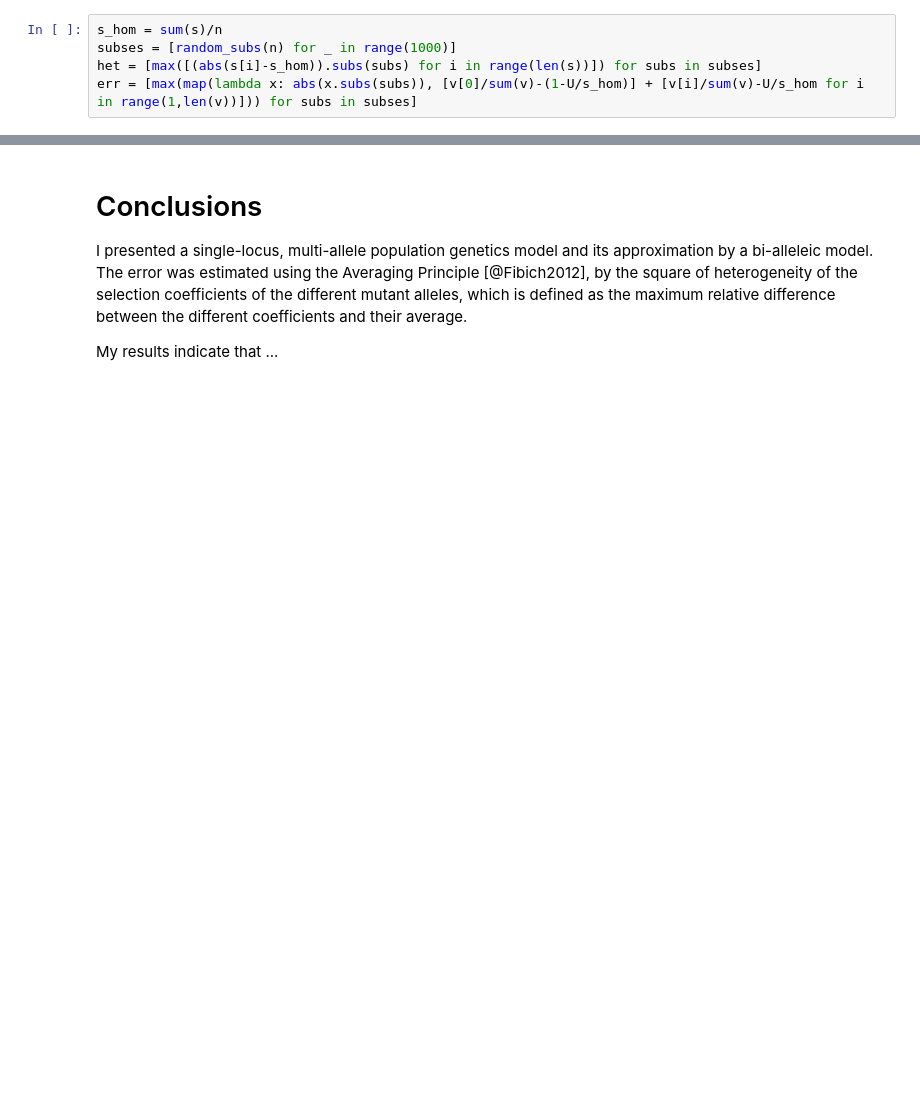
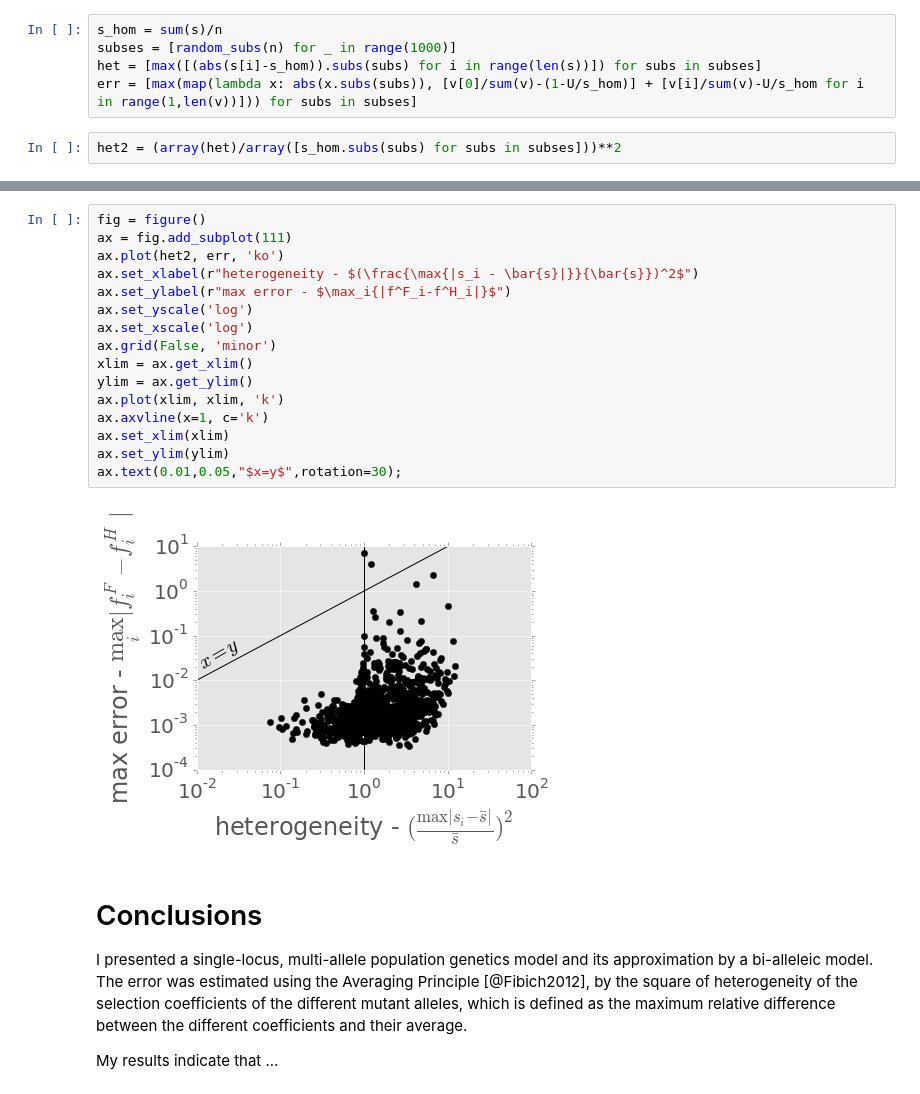
Before and after one commit to yoavram/ipython-notebooks, a Jupyter notebook: MathModels project - s.ipynb, the cells around one changed output, grey strips where cells are left out. Drawn from its saved outputs; the diff is of its cells as text; blank space fills up the shorter version.

```diff
--- a/MathModels project - s.ipynb
+++ b/MathModels project - s.ipynb
@@ -416,6 +421,8 @@ s_hom = sum(s)/n
 subses = [random_subs(n) for _ in range(1000)]
 het = [max([(abs(s[i]-s_hom)).subs(subs) for i in range(len(s))]) for subs in subses]
 err = [max(map(lambda x: abs(x.subs(subs)), [v[0]/sum(v)-(1-U/s_hom)] + [v[i]/sum(v)-U/s_hom for i in range(1,len(v))])) for subs in subses]
+# %%
+het2 = (array(het)/array([s_hom.subs(subs) for subs in subses]))**2
 # %%
 fig = figure()
 ax = fig.add_subplot(111)
@@ -436,3 +443,21 @@ ax.text(0.05,0.05,"$x=y$",rotation=20);
+# %%
+fig = figure()
+ax = fig.add_subplot(111)
+ax.plot(het2, err, 'ko')
+ax.set_xlabel(r"heterogeneity - $(\frac{\max{|s_i - \bar{s}|}}{\bar{s}})^2$")
+ax.set_ylabel(r"max error - $\max_i{|f^F_i-f^H_i|}$")
+ax.set_yscale('log')
+ax.set_xscale('log')
+ax.grid(False, 'minor')
+xlim = ax.get_xlim()
+ylim = ax.get_ylim()
+ax.plot(xlim, xlim, 'k')
+ax.axvline(x=1, c='k')
+ax.set_xlim(xlim)
+ax.set_ylim(ylim)
+ax.text(0.01,0.05,"$x=y$",rotation=30);
+# %% [output]
+[figure, added]
 # %% [markdown]
 # Conclusions
 
```
Also changed, not shown: parts of 11 cells of this notebook.
